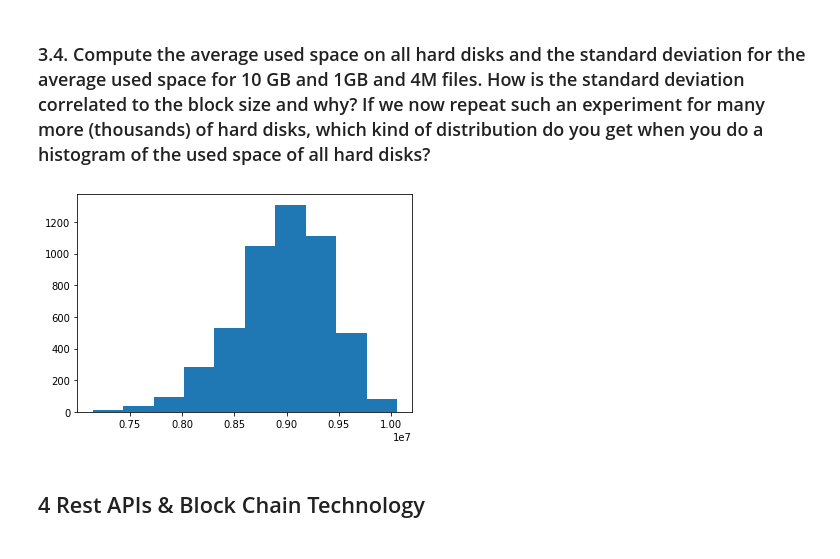
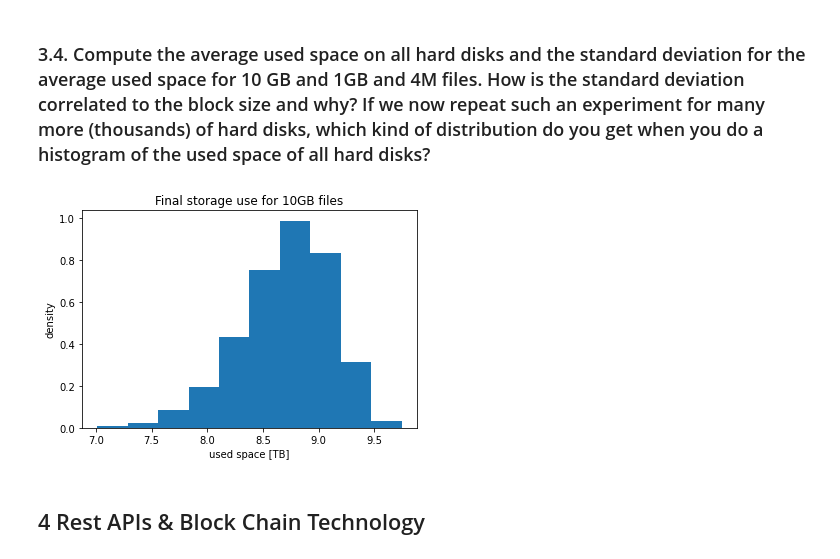
Before and after one commit to SaverioMonaco/MAPDAssignment, a Jupyter notebook: datamanagement.ipynb, the cells around one changed output. Drawn from its saved outputs; the diff is of its cells as text; code cells hidden in the pictures.

```diff
--- a/datamanagement.ipynb
+++ b/datamanagement.ipynb
@@ -230,15 +234,25 @@ plot_usage(disk_size,free_space)
 [figure]
 # %% [markdown]
 ### 3.4. Compute the average used space on all hard disks and the standard deviation for the average used space for 10 GB and 1GB and 4M files. How is the standard deviation correlated to the block size and why?  If we now repeat such an experiment for many more (thousands) of hard disks, which kind of distribution do you get when you do a histogram of the used space of all hard disks?
-# %%
-N_disks = 10; disk_size = 1024*1024 # ten 1TB = 1048576MB disks
-file_size = 10*1024 # 10GB files
-simulate = lambda N: [place_files(N_disks,disk_size,file_size,file_count=False) for _ in range(N)]
-sims = simulate(5000)
-plt.hist(sims)
-plt.show()
-# %% [output]
-[figure, removed]
+# %%
+# Using dask for simulation time purposes
+import dask as dk
+for file_size in [4,1024,10*1024]:
+    simulate = lambda N: dk.delayed()(
+        [dk.delayed(place_files)(N_disks,disk_size,file_size,file_count=False) for _ in range(N)]
+        ).compute()
+    sims = np.array(simulate(5000))/1024/1024
+    avg = np.average(sims)
+    std = np.std(sims)
+    plt.hist(sims, density=True)
+    unit = 'GB' if file_size >= 1024 else 'MB'
+    norm = 1 if unit == 'MB' else 1024
+    plt.title(f'Final storage use for {int(file_size/norm)}{unit} files')
+    plt.xlabel('used space [TB]')
+    plt.ylabel('density')
+    plt.show()
+# %% [output]
+[figure, added]
 # %% [markdown]
 ## 4 Rest APIs & Block Chain Technology
 # %% [markdown]
```
Also changed, not shown: parts of 10 cells of this notebook.
